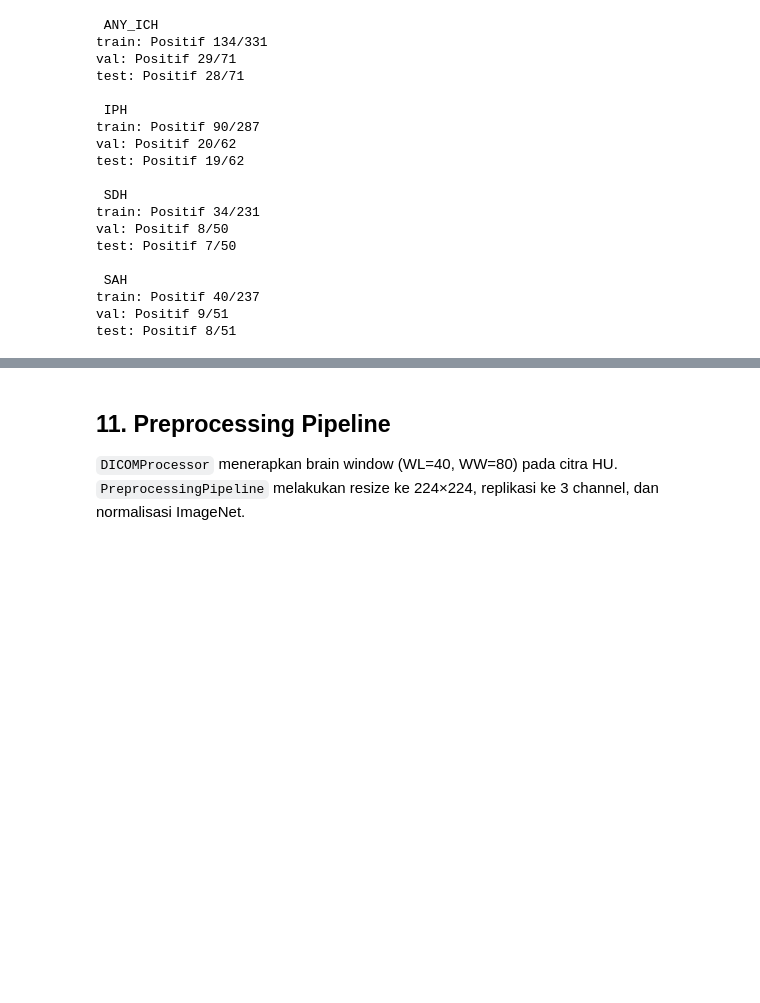
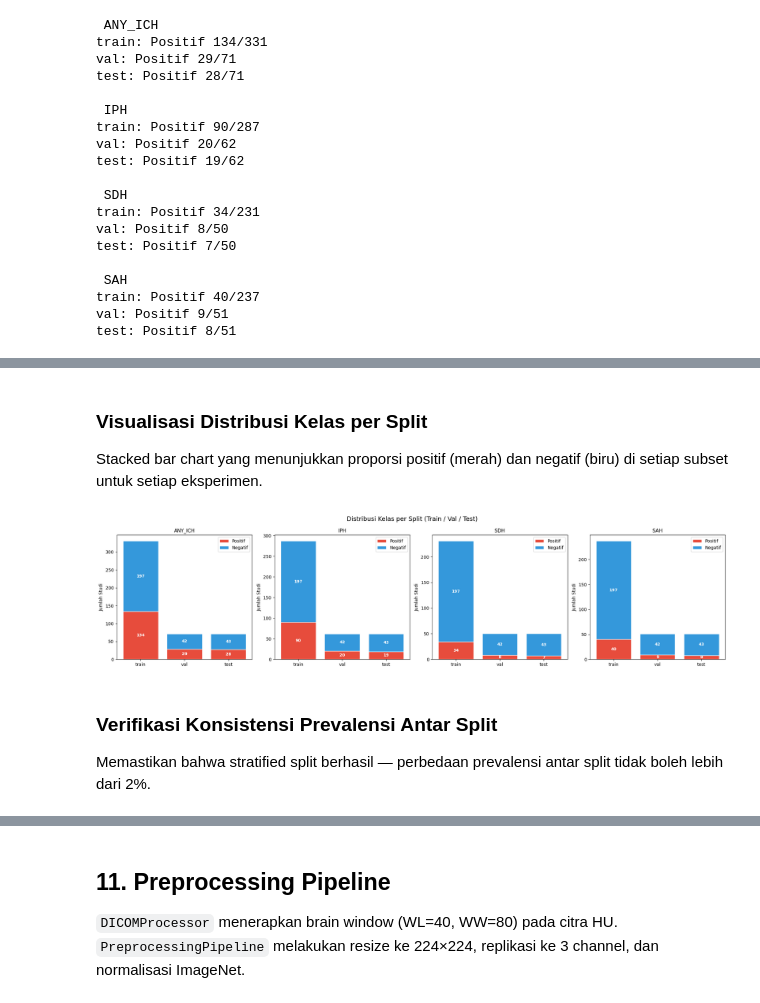
Before and after one commit to SyaidFarhan/ConvNext-CQ500, a Jupyter notebook: peprocessing-data.ipynb, the cells around one changed output, grey strips where cells are left out. Cells and saved outputs as stored; diff of their text form; code cells hidden in the pictures; blank space fills up the shorter version.

```diff
--- a/peprocessing-data.ipynb
+++ b/peprocessing-data.ipynb
@@ -491,10 +585,10 @@ Test: 51
 
 Menyimpan hasil split train/val/test ke file `.pkl` untuk digunakan kembali.
 # %%
-splits_path = os.path.join(save_dir, "cq500_splits.pkl")
+# splits_path = os.path.join(save_dir, "cq500_splits.pkl")
 
-with open(splits_path, "wb") as f:
-    pickle.dump(splits, f)
+# with open(splits_path, "wb") as f:
+#     pickle.dump(splits, f)
 
-print("✓ Splits disimpan di:", splits_path)
-print("Ukuran file (MB):", round(os.path.getsize(splits_path)/1e6, 2))
+# print("✓ Splits disimpan di:", splits_path)
+# print("Ukuran file (MB):", round(os.path.getsize(splits_path)/1e6, 2))
@@ -571,0 +719,41 @@ test: Positif 8/51
+# %% [markdown]
+### Visualisasi Distribusi Kelas per Split
+
+Stacked bar chart yang menunjukkan proporsi positif (merah) dan negatif (biru) di setiap subset untuk setiap eksperimen.
+# %%
+n_exp = len(splits)
+fig, axes = plt.subplots(1, n_exp, figsize=(5 * n_exp, 5))
+if n_exp == 1:
+    axes = [axes]
+
+split_names = ["train", "val", "test"]
+colors_pos = "#e74c3c"
+colors_neg = "#3498db"
+
+for ax, (exp_name, split_data) in zip(axes, splits.items()):
+    pos_counts = [int(split_data[s]["label"].sum()) for s in split_names]
+    neg_counts = [len(split_data[s]) - int(split_data[s]["label"].sum()) for s in split_names]
+
+    x = np.arange(len(split_names))
+    ax.bar(x, pos_counts, color=colors_pos, label="Positif", edgecolor="white")
+    ax.bar(x, neg_counts, bottom=pos_counts, color=colors_neg, label="Negatif", edgecolor="white")
+
+    for i, (p, n) in enumerate(zip(pos_counts, neg_counts)):
+        ax.text(i, p / 2, str(p), ha="center", va="center", color="white", fontsize=9, fontweight="bold")
+        ax.text(i, p + n / 2, str(n), ha="center", va="center", color="white", fontsize=9, fontweight="bold")
+
+    ax.set_xticks(x)
+    ax.set_xticklabels(split_names)
+    ax.set_title(exp_name.upper(), fontsize=11)
+    ax.set_ylabel("Jumlah Studi")
+    ax.legend(loc="upper right")
+
+plt.suptitle("Distribusi Kelas per Split (Train / Val / Test)", fontsize=14)
+plt.tight_layout()
+plt.show()
+# %% [output]
+[figure, added]
+# %% [markdown]
+### Verifikasi Konsistensi Prevalensi Antar Split
+
+Memastikan bahwa stratified split berhasil — perbedaan prevalensi antar split tidak boleh lebih dari 2%.
```
Also changed, not shown: parts of 41 cells of this notebook.
